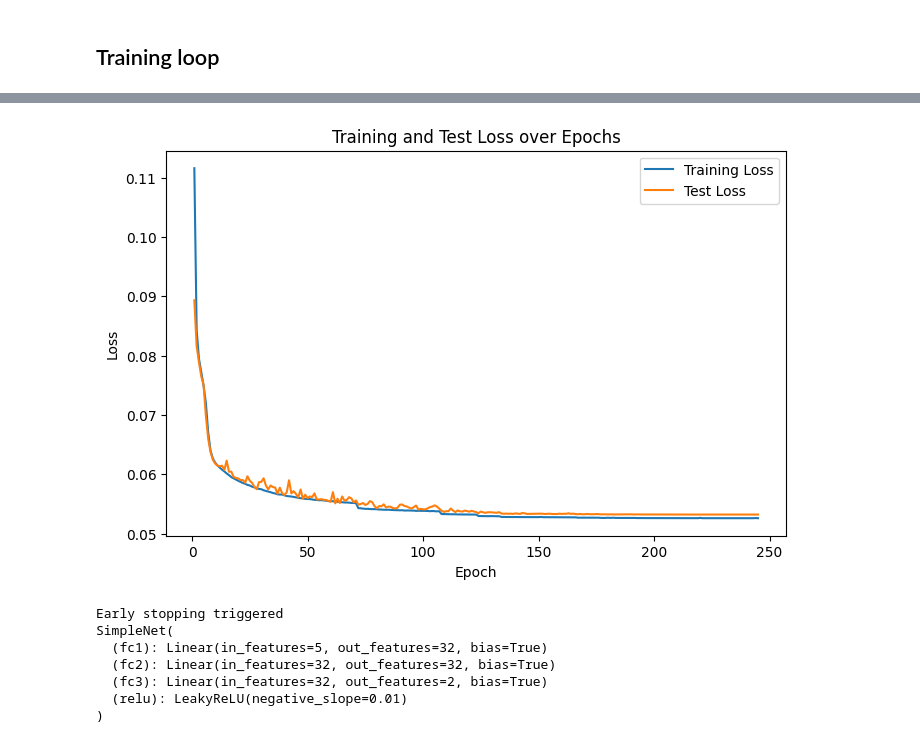
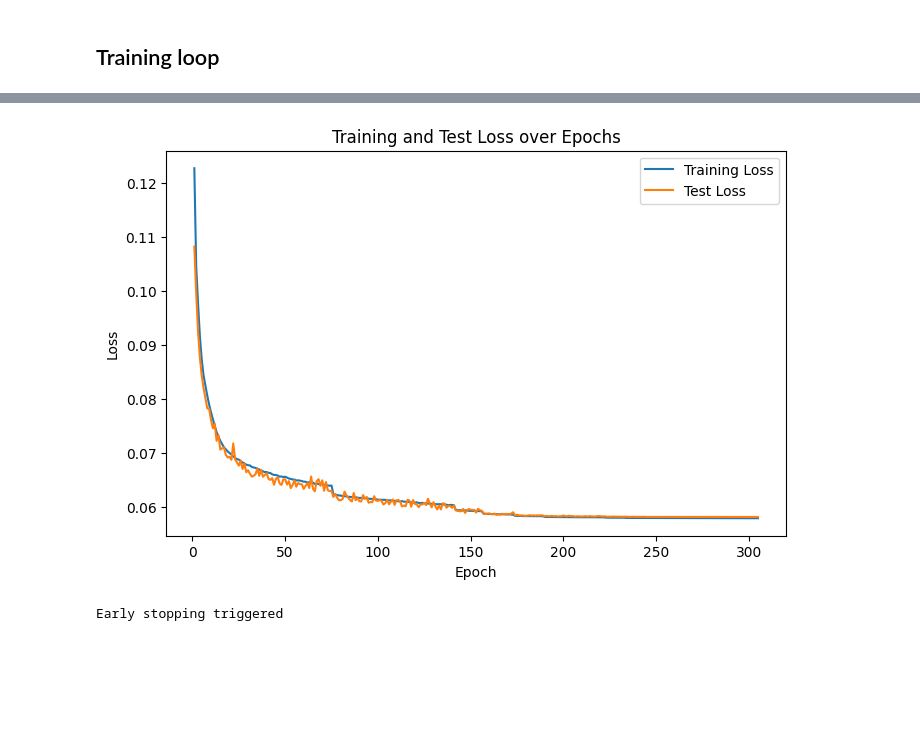
Before and after one commit to freddiefreeloader1/Imitation-Learning-for-Driving-Control, a Jupyter notebook: traning_model.ipynb, the cells around one changed output, grey strips where cells are left out. Cells and saved outputs as stored; diff of their text form; code cells hidden in the pictures; blank space fills up the shorter version.

Commit message:
new models, simulator, controller added

```diff
--- a/traning_model.ipynb
+++ b/traning_model.ipynb
@@ -54,7 +54,7 @@ class TrajectoryDataset(Dataset):
                 'std': (self.state_std.tolist(), self.action_std.tolist())
             }
 
-            with open('./Model/scaling_params_2.json', 'w') as f:
+            with open('./Model/scaling_params_noisy_10.json', 'w') as f:
                 json.dump(scaling_params, f)
 
             self.states = (self.states - self.state_mean) / (self.state_std + 1e-8)
@@ -74,5 +74,5 @@ class TrajectoryDataset(Dataset):
         actions = normalized_actions * self.action_std + self.action_mean
         return states, actions
 # %%
-with open('all_trajectories.yaml', 'r') as f:
+with open('noisy_trajectories.yaml', 'r') as f:
     data = yaml.safe_load(f)
@@ -81,5 +79,5 @@ KeyboardInterrupt:
 # %%
-filtered_data = {key: value for key, value in data.items() if len(value['s']) > 250}
+filtered_data = {key: value for key, value in data.items() if 's' in value and len(value['s']) > 1000}
 
 dataset = TrajectoryDataset(filtered_data)
 
@@ -106,7 +105,7 @@ Pytorch model and the hyperparameters used for training
 importlib.reload(Model.my_model)
 from Model.my_model import SimpleNet
 # %%
-model = SimpleNet(input_size=5, hidden_size=32, output_size=2)
+model = SimpleNet(input_size=5, hidden_size=64, output_size=2)
 
 criterion = nn.HuberLoss(delta = 0.75)
 
@@ -173,12 +172,12 @@ for epoch in range(num_epochs):
 
     scheduler.step(avg_test_loss)
 
-    print(f'  Test Loss: {avg_test_loss:.5f}')
+    print(f'Test Loss: {avg_test_loss:.5f}')
 
     if avg_test_loss < best_test_loss:
         best_test_loss = avg_test_loss
         patience_counter = 0
-        torch.save(model.state_dict(), './Model/model_2.pth')
+        torch.save(model.state_dict(), './Model/model_noisy_10_64.pth')
     else:
         patience_counter += 1
 
@@ -197,9 +196,4 @@ for epoch in range(num_epochs):
     if patience_counter >= early_stopping_patience:
         print("Early stopping triggered")
         break
-
-model.load_state_dict(torch.load("./Model/model_2.pth"))
-model.to(device)
-
-print(model)
 # %% [output]
@@ -208,8 +202,2 @@ Epoch 245/500, Train Loss: 0.05262
-[figure, old version]
+[figure, new version]
 Early stopping triggered
-SimpleNet(
-  (fc1): Linear(in_features=5, out_features=32, bias=True)
-  (fc2): Linear(in_features=32, out_features=32, bias=True)
-  (fc3): Linear(in_features=32, out_features=2, bias=True)
-  (relu): LeakyReLU(negative_slope=0.01)
-)
```
Also changed, not shown: parts of 5 cells of this notebook, 33 other files.
